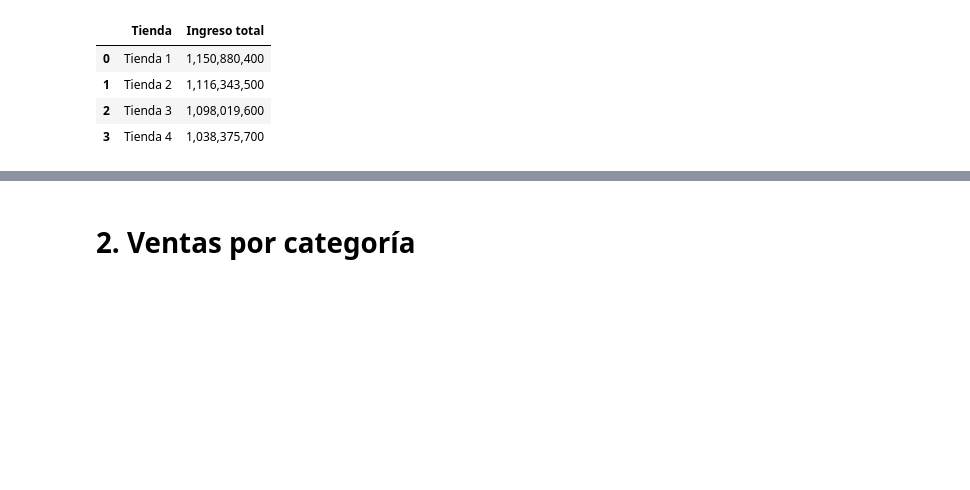
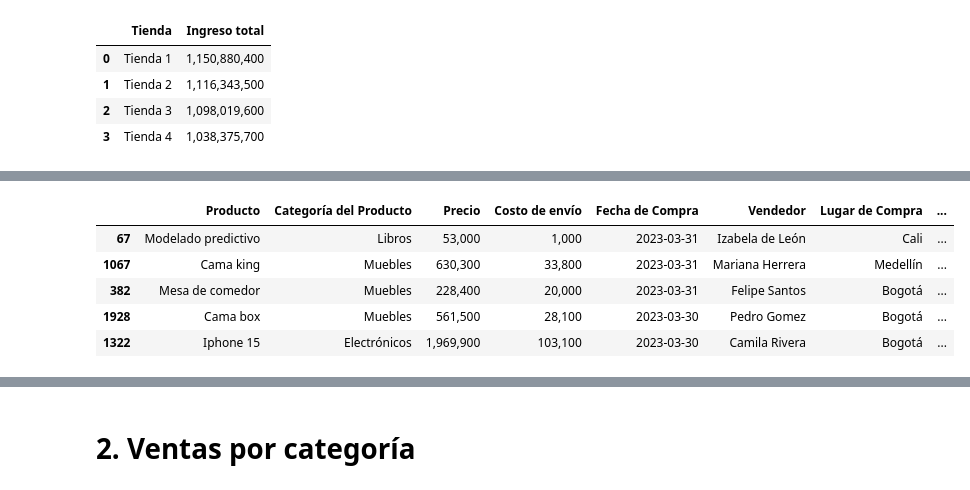
Before and after one commit to OctavioPinoRosas/ChallengeAluraStore, a Jupyter notebook: AluraStoreLatam.ipynb, the cells around one changed output, grey strips where cells are left out. Cells and saved outputs as stored; diff of their text form; code cells hidden in the pictures; blank space fills up the shorter version.

```diff
--- a/AluraStoreLatam.ipynb
+++ b/AluraStoreLatam.ipynb
@@ -53,0 +120,13 @@ plt.show()
+# %%
+tienda1OrdenPorFecha = tienda1.sort_values(by='Fecha de Compra', ascending=False)
+tienda2OrdenPorFecha = tienda2.sort_values(by='Fecha de Compra', ascending=False)
+tienda3OrdenPorFecha = tienda3.sort_values(by='Fecha de Compra', ascending=False)
+tienda4OrdenPorFecha = tienda4.sort_values(by='Fecha de Compra', ascending=False)
+tienda1OrdenPorFecha.head()
+# %% [output]
+|  | Producto | Categoría del Producto | Precio | Costo de envío | Fecha de Compra | Vendedor | Lugar de Compra | ... |
+| 67 | Modelado predictivo | Libros | 53,000 | 1,000 | 2023-03-31 | Izabela de León | Cali | ... |
+| 1067 | Cama king | Muebles | 630,300 | 33,800 | 2023-03-31 | Mariana Herrera | Medellín | ... |
+| 382 | Mesa de comedor | Muebles | 228,400 | 20,000 | 2023-03-31 | Felipe Santos | Bogotá | ... |
+| 1928 | Cama box | Muebles | 561,500 | 28,100 | 2023-03-30 | Pedro Gomez | Bogotá | ... |
+| 1322 | Iphone 15 | Electrónicos | 1,969,900 | 103,100 | 2023-03-30 | Camila Rivera | Bogotá | ... |
```
Also changed, not shown: parts of 9 cells of this notebook, 1 other file.
